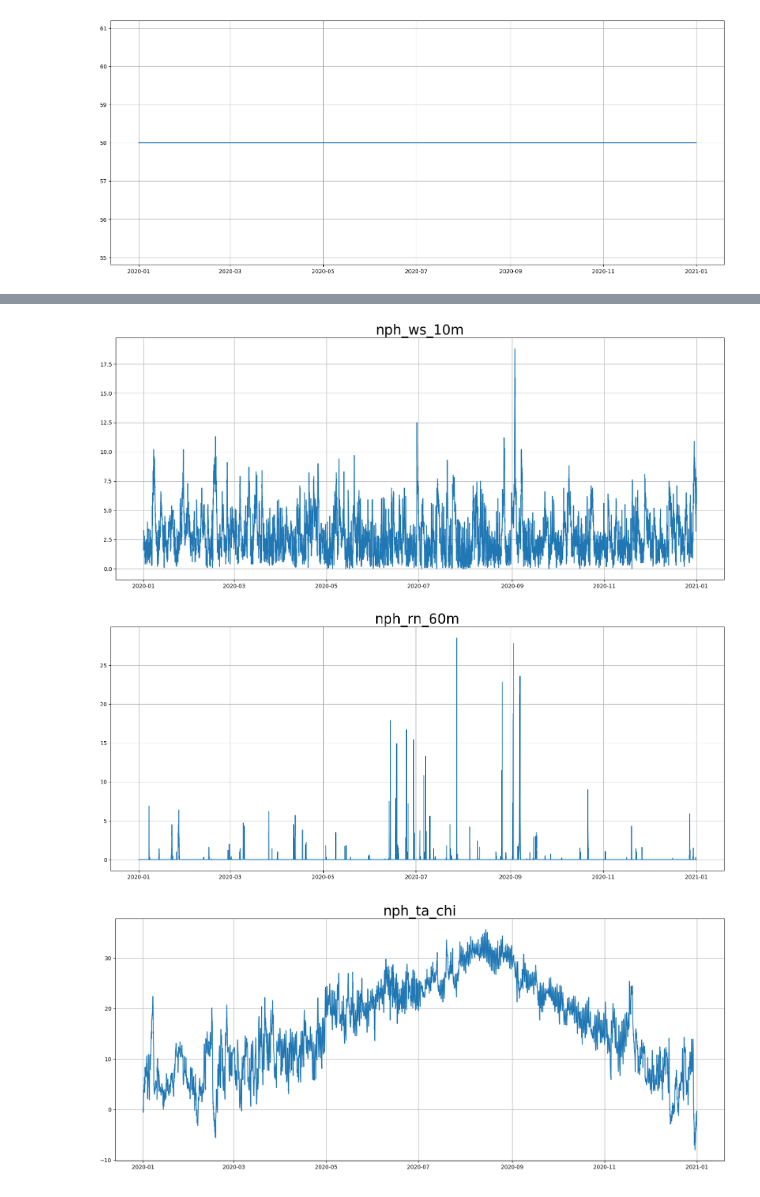
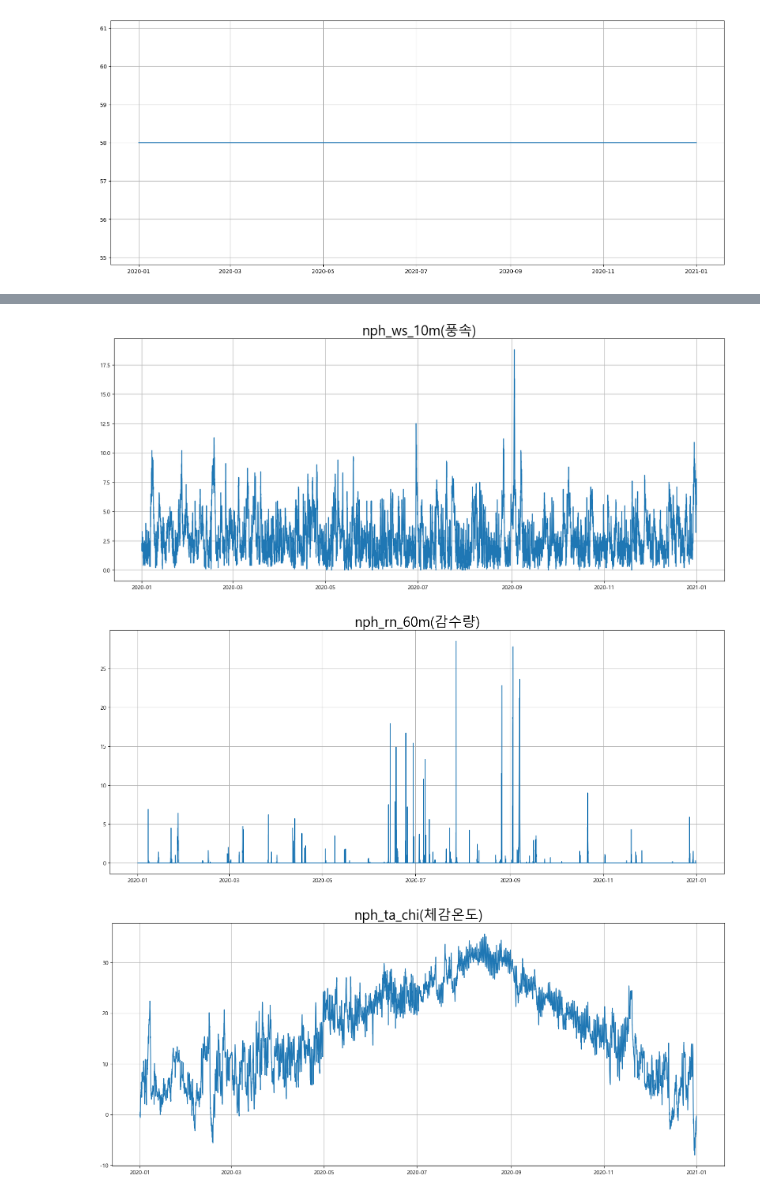
Before and after one commit to khw11044/contest, a Jupyter notebook: 1.data_analysis_5.ipynb, the cells around one changed output, grey strips where cells are left out. Saved outputs shown, nothing was run; the diff lists cells and outputs as text; code cells hidden in the pictures.

```diff
--- a/1.data_analysis_5.ipynb
+++ b/1.data_analysis_5.ipynb
@@ -7,6 +7,8 @@ import pandas as pd
 import os
 
 import matplotlib.pyplot as plt
+plt.rcParams['font.family'] ='Malgun Gothic'
+plt.rcParams['axes.unicode_minus'] =False
 
 import warnings
 warnings.filterwarnings(action='ignore')
@@ -368,21 +370,21 @@ plt.grid()
 # %%
 plt.figure(figsize = (20,8))
 plt.plot('electric_train.tm', 'electric_train.nph_ws_10m', data = zone_0_2020)
-plt.title('nph_ws_10m',fontdict=title_font)
+plt.title('nph_ws_10m(풍속)',fontdict=title_font)
 plt.grid()
 # %% [output]
-[figure, old version]
+[figure, new version]
 # %%
 plt.figure(figsize = (20,8))
 plt.plot('electric_train.tm', 'electric_train.nph_rn_60m', data = zone_0_2020)
-plt.title('nph_rn_60m',fontdict=title_font)
+plt.title('nph_rn_60m(감수량)',fontdict=title_font)
 plt.grid()
 # %% [output]
-[figure, old version]
+[figure, new version]
 # %%
 plt.figure(figsize = (20,8))
 plt.plot('electric_train.tm', 'electric_train.nph_ta_chi', data = zone_0_2020)
-plt.title('nph_ta_chi',fontdict=title_font)
+plt.title('nph_ta_chi(체감온도)',fontdict=title_font)
 plt.grid()
 # %% [output]
-[figure, old version]
+[figure, new version]
```
Also changed, not shown: parts of 5 cells of this notebook, 4 other files.
